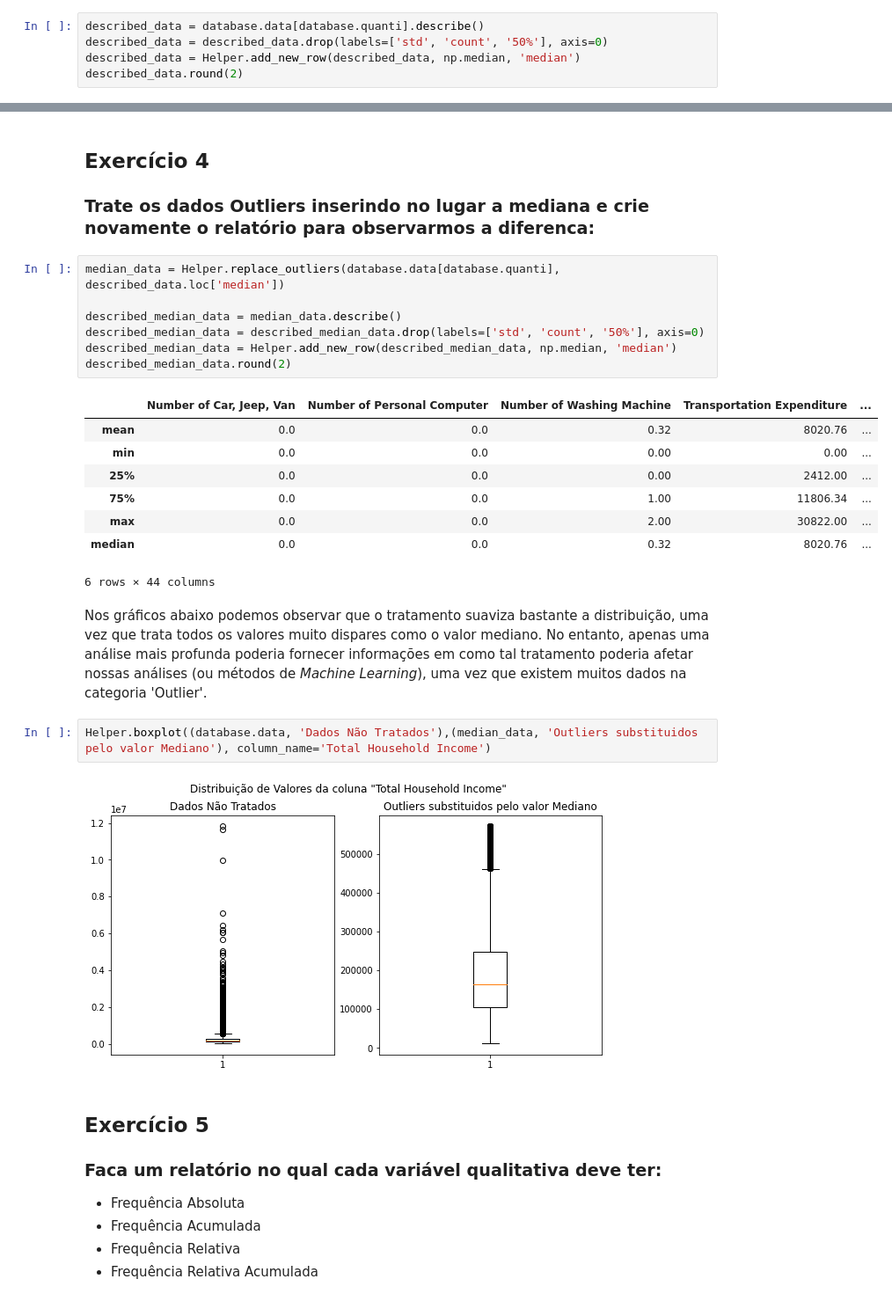
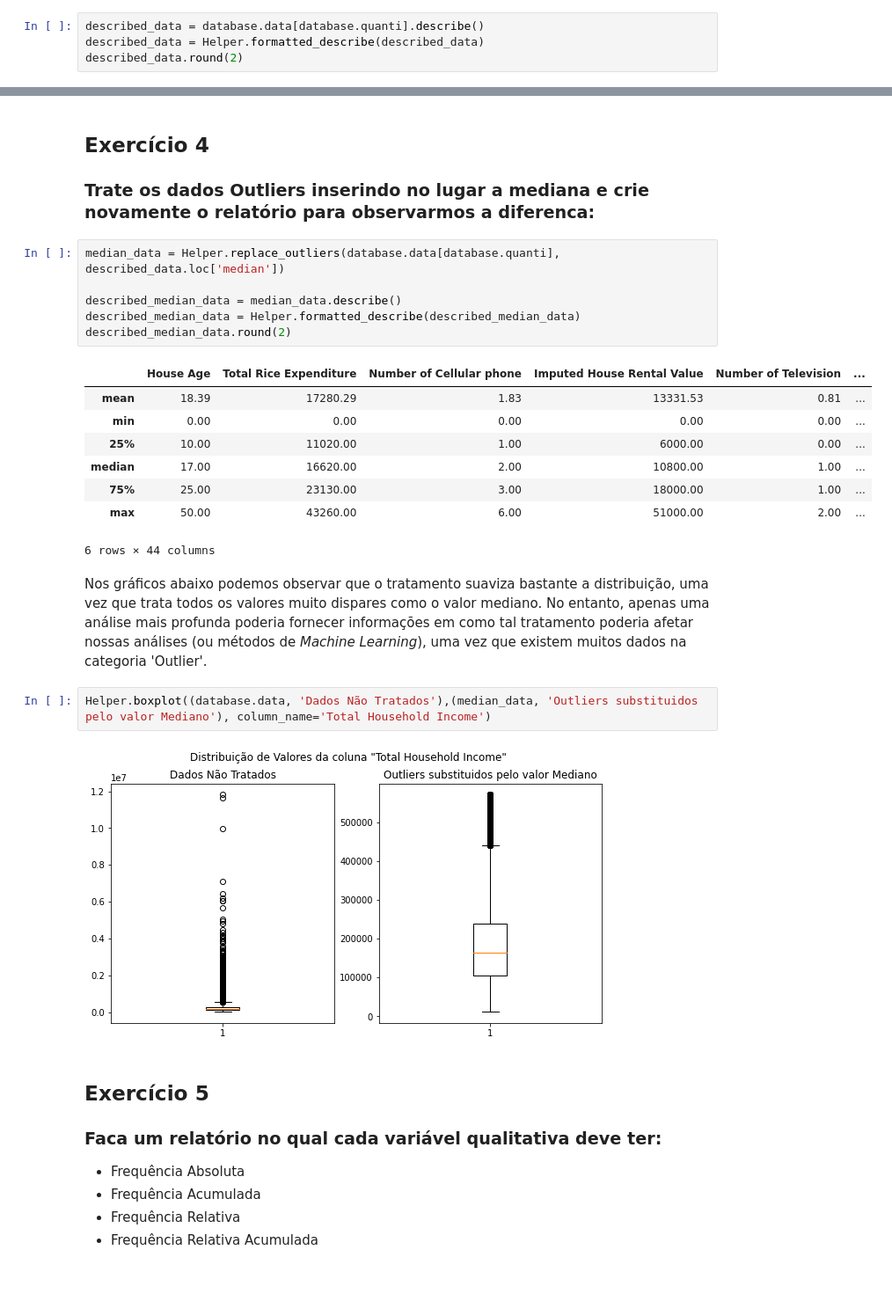
Before and after one commit to wandgibaut/lets_code_g6, a Jupyter notebook: main.ipynb, the cells around one changed output, grey strips where cells are left out. Shown: that part at 88% size. Cells and saved outputs as stored; diff of their text form.

```diff
--- a/main.ipynb
+++ b/main.ipynb
@@ -37,7 +36,6 @@ Census data READY!
 </ul>
 # %%
 described_data = database.data[database.quanti].describe()
-described_data = described_data.drop(labels=['std', 'count', '50%'], axis=0)
-described_data = Helper.add_new_row(described_data, np.median, 'median')
+described_data = Helper.formatted_describe(described_data)
 described_data.round(2)
 # %% [output]
@@ -78,25 +76,24 @@ described_missing_data.round(2)
 # %%
 median_data = Helper.replace_outliers(database.data[database.quanti], described_data.loc['median'])
 
 described_median_data = median_data.describe()
-described_median_data = described_median_data.drop(labels=['std', 'count', '50%'], axis=0)
-described_median_data = Helper.add_new_row(described_median_data, np.median, 'median')
+described_median_data = Helper.formatted_describe(described_median_data)
 described_median_data.round(2)
 # %% [output]
-|  | Number of Car, Jeep, Van | Number of Personal Computer | Number of Washing Machine | Transportation Expenditure | ... |
-| mean | 0.0 | 0.0 | 0.32 | 8020.76 | ... |
-| min | 0.0 | 0.0 | 0.00 | 0.00 | ... |
-| 25% | 0.0 | 0.0 | 0.00 | 2412.00 | ... |
-| 75% | 0.0 | 0.0 | 1.00 | 11806.34 | ... |
-| max | 0.0 | 0.0 | 2.00 | 30822.00 | ... |
-| median | 0.0 | 0.0 | 0.32 | 8020.76 | ... |
+|  | House Age | Total Rice Expenditure | Number of Cellular phone | Imputed House Rental Value | Number of Television | ... |
+| mean | 18.39 | 17280.29 | 1.83 | 13331.53 | 0.81 | ... |
+| min | 0.00 | 0.00 | 0.00 | 0.00 | 0.00 | ... |
+| 25% | 10.00 | 11020.00 | 1.00 | 6000.00 | 0.00 | ... |
+| median | 17.00 | 16620.00 | 2.00 | 10800.00 | 1.00 | ... |
+| 75% | 25.00 | 23130.00 | 3.00 | 18000.00 | 1.00 | ... |
+| max | 50.00 | 43260.00 | 6.00 | 51000.00 | 2.00 | ... |
 6 rows × 44 columns
 # %% [markdown]
 Nos gráficos abaixo podemos observar que o tratamento suaviza bastante a distribuição, uma vez que trata todos os valores muito dispares como o valor mediano. No entanto, apenas uma análise mais profunda poderia fornecer informações em como tal tratamento poderia afetar nossas análises (ou métodos de *Machine Learning*), uma vez que existem muitos dados na categoria 'Outlier'.
 # %%
 Helper.boxplot((database.data, 'Dados Não Tratados'),(median_data, 'Outliers substituidos pelo valor Mediano'), column_name='Total Household Income')
 # %% [output]
-[figure, old version]
+[figure, new version]
 # %% [markdown]
 <h2>Exercício 5</h2>
 <h3>Faca um relatório no qual cada variável qualitativa deve ter:</h3>
```
Also changed, not shown: parts of 4 cells of this notebook, 1 other file.
